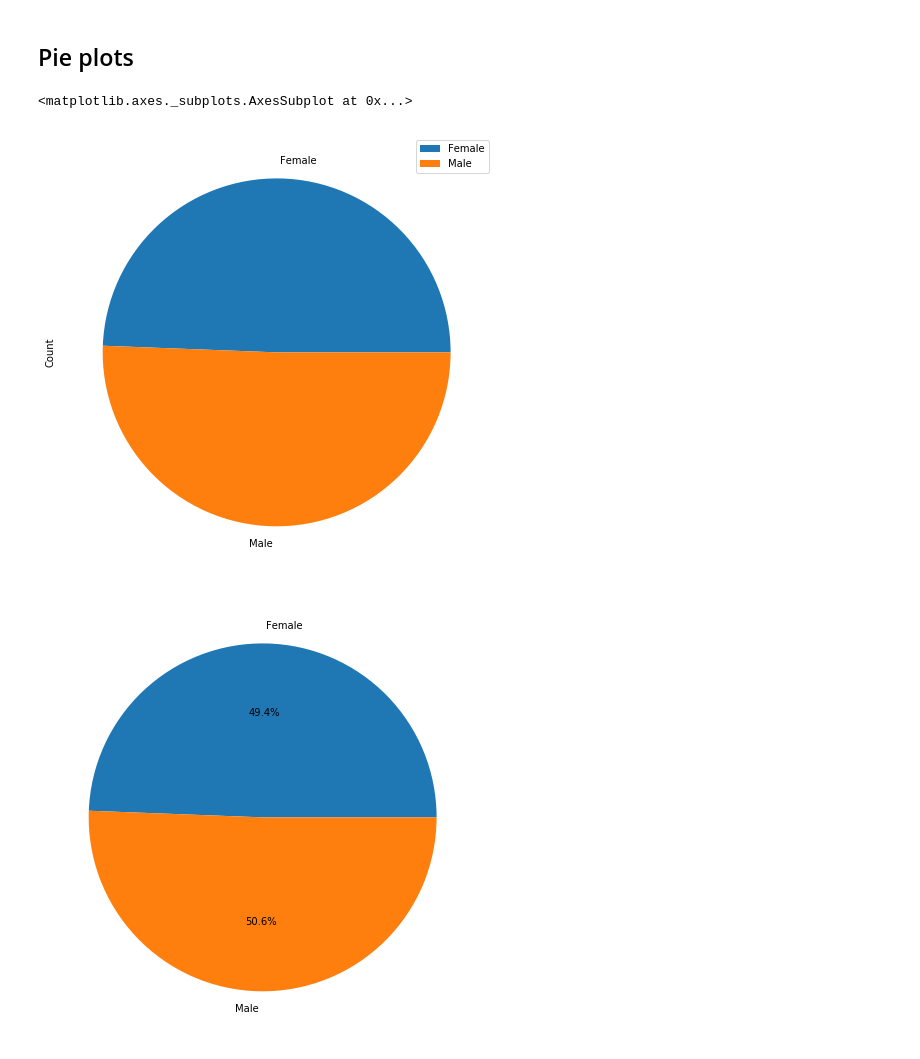
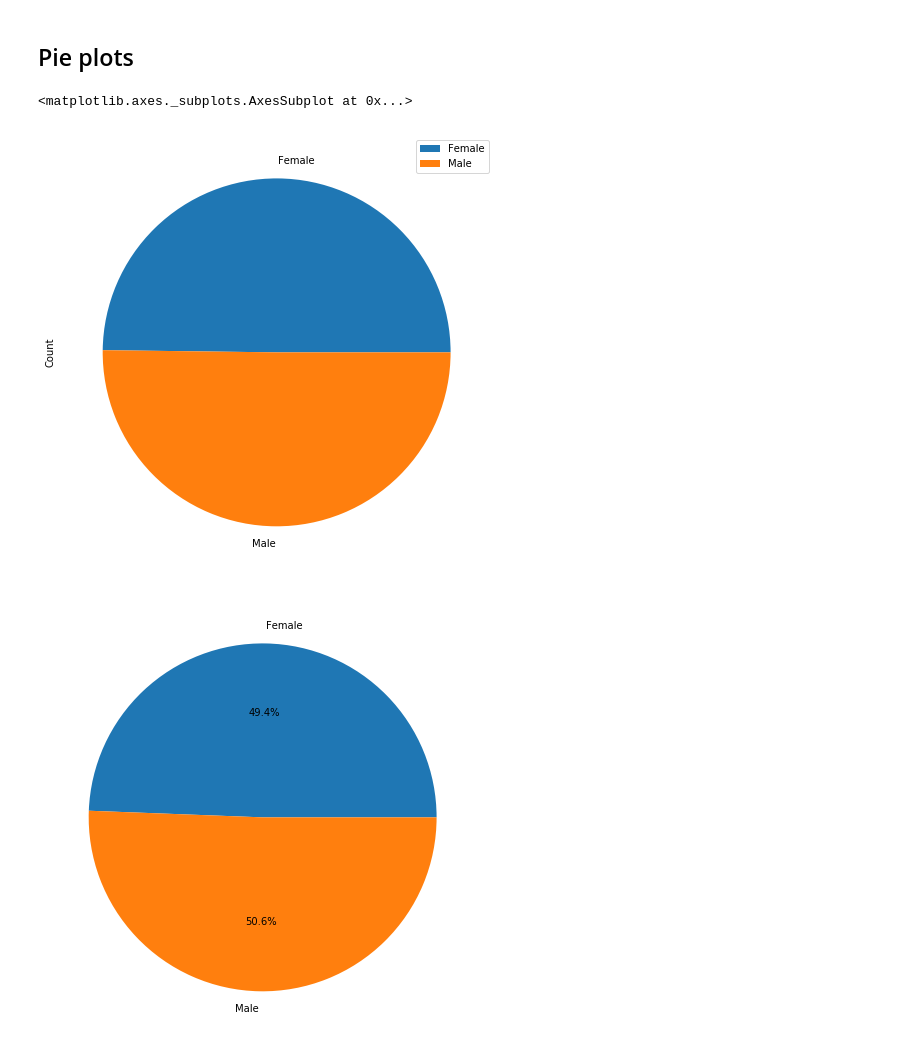
Before and after one commit to djbailey20/Homework, a Jupyter notebook: Week 5/Pymaceuticals/pymaceuticals_starter.ipynb, the cells around one changed output. Cells and saved outputs as stored; diff of their text form; code cells hidden in the pictures.

Commit message:
Fiexed Pie chart and Boxplot

```diff
--- a/Week 5/Pymaceuticals/pymaceuticals_starter.ipynb
+++ b/Week 5/Pymaceuticals/pymaceuticals_starter.ipynb
@@ -77,12 +77,13 @@ plt.show()
 ## Pie plots
 # %%
 # Generate a pie plot showing the distribution of female versus male mice using pandas
-piedata=fulldata.groupby("Sex")["Mouse ID"].count().to_frame()
+piedata=fulldata.drop_duplicates("Mouse ID")
+piedata=piedata.groupby("Sex")["Mouse ID"].count().to_frame()
 piedata.rename(columns={"Mouse ID":"Count"}, inplace=True)
 piedata.plot.pie(y="Count", figsize=(8,8))
 # %% [output]
 <matplotlib.axes._subplots.AxesSubplot at 0x...>
-[figure, old version]
+[figure, new version]
 # %%
 # Generate a pie plot showing the distribution of female versus male mice using pyplot
 labels=piedata.index.values.tolist()
```
Also changed, not shown: parts of 2 cells of this notebook.
